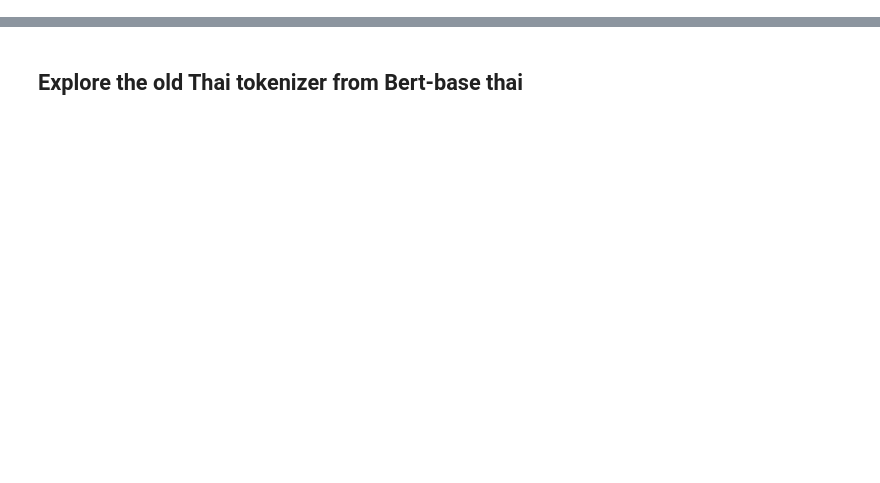
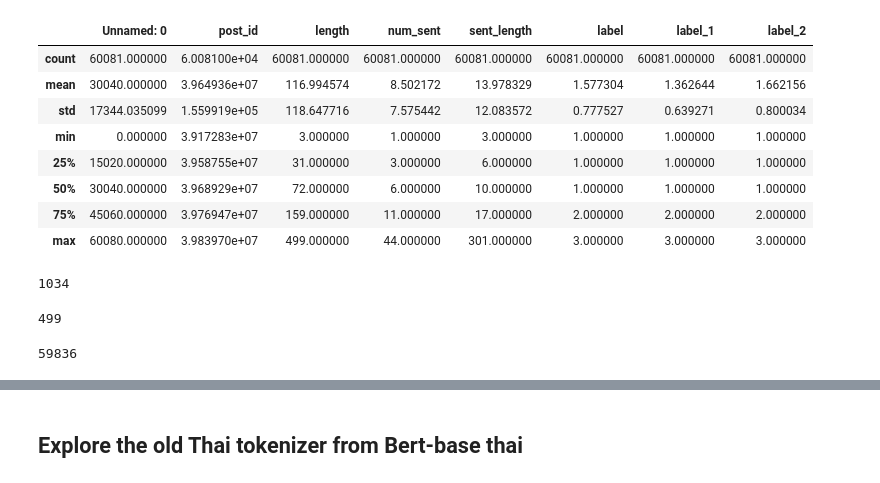
Before and after one commit to preenet/SETAR, a Jupyter notebook: notebooks/corpus_explore.ipynb, the cells around one changed output, grey strips where cells are left out. Drawn from its saved outputs; the diff is of its cells as text; code cells hidden in the pictures; blank space fills up the shorter version.

```diff
--- a/notebooks/corpus_explore.ipynb
+++ b/notebooks/corpus_explore.ipynb
@@ -12,11 +12,25 @@ import tensorflow as tf
 root = utils.get_project_root()
 config = utils.read_config()
 
-# df_to = pd.read_csv(Path.joinpath(root, config['data']['processed_to']))
-df_ws = pd.read_csv(Path.joinpath(root, config['data']['processed_ws']))
-# df_kt = pd.read_csv(Path.joinpath(root, config['data']['processed_kt']))
+
+#df_to = pd.read_csv(Path.joinpath(root, config['data']['processed_to']))
+#df_ws = pd.read_csv(Path.joinpath(root, config['data']['processed_ws']))
+df_kt = pd.read_csv(Path.joinpath(root, config['data']['processed_kt']))
+
 #df_tt = pd.read_csv(Path.joinpath(root, config['data']['processed_tt']))
 
 #X_aa, y, Xt_aa, yt = joblib.load(Path.joinpath(root, 'data/processed/toxic_tweet_icdamt.sav'))
 
 #Xo, yo = joblib.load(Path.joinpath(root, config['data']['processed_kt']))
+# %%
+df_kt.describe()
+# %% [output]
+|  | Unnamed: 0 | post_id | length | num_sent | sent_length | label | label_1 | label_2 |
+| count | 60081.000000 | 6.008100e+04 | 60081.000000 | 60081.000000 | 60081.000000 | 60081.000000 | 60081.000000 | 60081.000000 |
+| mean | 30040.000000 | 3.964936e+07 | 116.994574 | 8.502172 | 13.978329 | 1.577304 | 1.362644 | 1.662156 |
+| std | 17344.035099 | 1.559919e+05 | 118.647716 | 7.575442 | 12.083572 | 0.777527 | 0.639271 | 0.800034 |
+| min | 0.000000 | 3.917283e+07 | 3.000000 | 1.000000 | 3.000000 | 1.000000 | 1.000000 | 1.000000 |
+| 25% | 15020.000000 | 3.958755e+07 | 31.000000 | 3.000000 | 6.000000 | 1.000000 | 1.000000 | 1.000000 |
+| 50% | 30040.000000 | 3.968929e+07 | 72.000000 | 6.000000 | 10.000000 | 1.000000 | 1.000000 | 1.000000 |
+| 75% | 45060.000000 | 3.976947e+07 | 159.000000 | 11.000000 | 17.000000 | 2.000000 | 2.000000 | 2.000000 |
+| max | 60080.000000 | 3.983970e+07 | 499.000000 | 44.000000 | 301.000000 | 3.000000 | 3.000000 | 3.000000 |
@@ -22,0 +40,16 @@ df_ws = pd.read_csv(Path.joinpath(root, config['data']['processed_ws']))
+# %%
+from statistics import mean
+l = [len(ele) for ele in Xo]
+max(l)
+# %% [output]
+1034
+# %%
+df_kt['length'].max()
+# %% [output]
+499
+# %%
+# find unique words in each dataset
+uw = set(Xo)
+len(uw)
+# %% [output]
+59836
```
Also changed, not shown: parts of 7 cells of this notebook, 6 other files.
